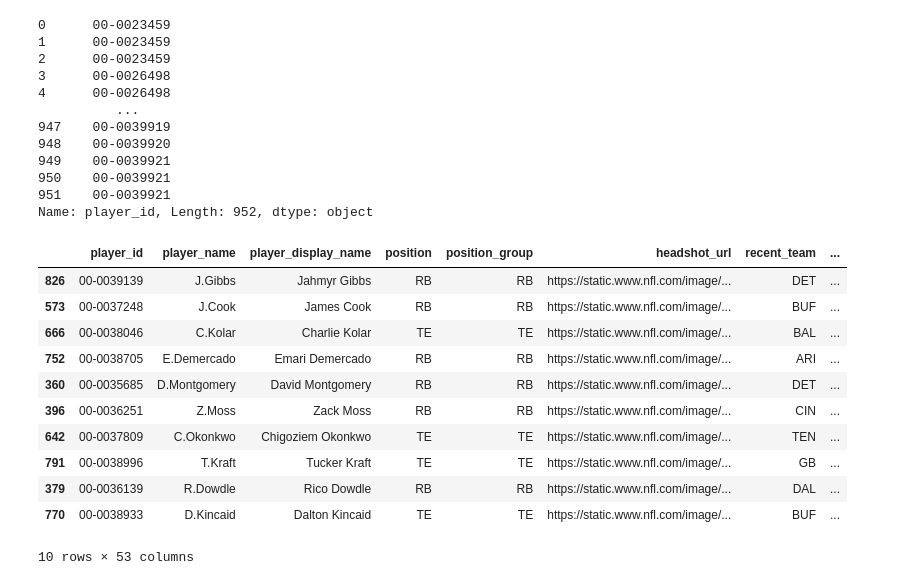
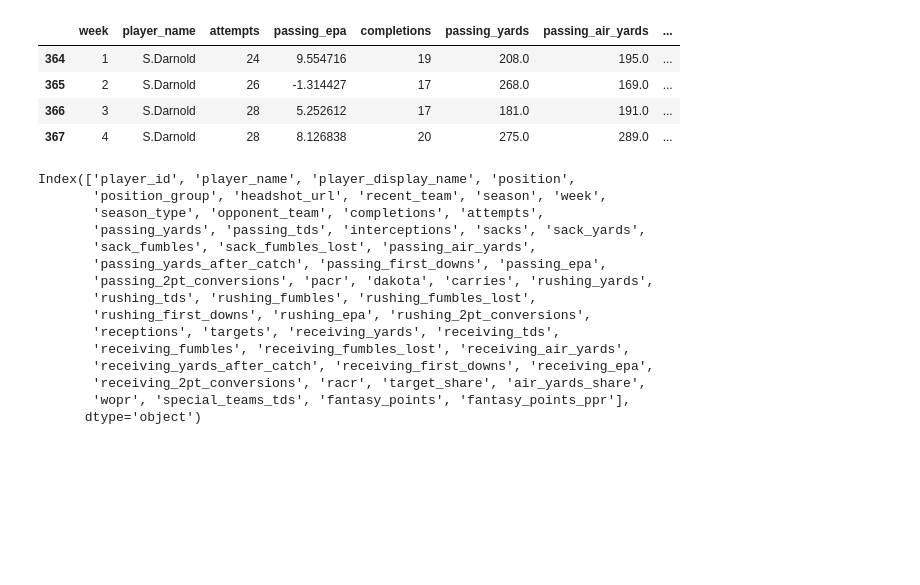
Before and after one commit to HelloHowAreYouHaveANiceDay/ff_page, a Jupyter notebook: data/snap_counts.ipynb, the cells around one changed output. Cells and saved outputs as stored; diff of their text form; code cells hidden in the pictures; blank space fills up the shorter version.

```diff
--- a/data/snap_counts.ipynb
+++ b/data/snap_counts.ipynb
@@ -10,31 +52,26 @@ stats = pd.read_parquet('raw/player_stats/player_stats_2024.parquet')
+# %%
+qb_stats_sorted[qb_stats_sorted['player_name'].str.contains('S.Dar')]
+# %% [output]
+|  | week | player_name | attempts | passing_epa | completions | passing_yards | passing_air_yards | ... |
+| 364 | 1 | S.Darnold | 24 | 9.554716 | 19 | 208.0 | 195.0 | ... |
+| 365 | 2 | S.Darnold | 26 | -1.314427 | 17 | 268.0 | 169.0 | ... |
+| 366 | 3 | S.Darnold | 28 | 5.252612 | 17 | 181.0 | 191.0 | ... |
+| 367 | 4 | S.Darnold | 28 | 8.126838 | 20 | 275.0 | 289.0 | ... |
 # %%
-stats['player_id']
+stats.columns
 # %% [output]
-0      00-0023459
-1      00-0023459
-2      00-0023459
-3      00-0026498
-4      00-0026498
-          ...
-947    00-0039919
-948    00-0039920
-949    00-0039921
-950    00-0039921
-951    00-0039921
-Name: player_id, Length: 952, dtype: object
+Index(['player_id', 'player_name', 'player_display_name', 'position',
+       'position_group', 'headshot_url', 'recent_team', 'season', 'week',
+       'season_type', 'opponent_team', 'completions', 'attempts',
+       'passing_yards', 'passing_tds', 'interceptions', 'sacks', 'sack_yards',
+       'sack_fumbles', 'sack_fumbles_lost', 'passing_air_yards',
+       'passing_yards_after_catch', 'passing_first_downs', 'passing_epa',
+       'passing_2pt_conversions', 'pacr', 'dakota', 'carries', 'rushing_yards',
+       'rushing_tds', 'rushing_fumbles', 'rushing_fumbles_lost',
+       'rushing_first_downs', 'rushing_epa', 'rushing_2pt_conversions',
+       'receptions', 'targets', 'receiving_yards', 'receiving_tds',
+       'receiving_fumbles', 'receiving_fumbles_lost', 'receiving_air_yards',
+       'receiving_yards_after_catch', 'receiving_first_downs', 'receiving_epa',
+       'receiving_2pt_conversions', 'racr', 'target_share', 'air_yards_share',
+       'wopr', 'special_teams_tds', 'fantasy_points', 'fantasy_points_ppr'],
+      dtype='object')
-# %%
-# player with the highest wopr
-stats.sort_values('receiving_first_downs', ascending=False).head(10)
-# %% [output]
-|  | player_id | player_name | player_display_name | position | position_group | headshot_url | recent_team | ... |
-| 826 | 00-0039139 | J.Gibbs | Jahmyr Gibbs | RB | RB | https://static.www.nfl.com/image/... | DET | ... |
-| 573 | 00-0037248 | J.Cook | James Cook | RB | RB | https://static.www.nfl.com/image/... | BUF | ... |
-| 666 | 00-0038046 | C.Kolar | Charlie Kolar | TE | TE | https://static.www.nfl.com/image/... | BAL | ... |
-| 752 | 00-0038705 | E.Demercado | Emari Demercado | RB | RB | https://static.www.nfl.com/image/... | ARI | ... |
-| 360 | 00-0035685 | D.Montgomery | David Montgomery | RB | RB | https://static.www.nfl.com/image/... | DET | ... |
-| 396 | 00-0036251 | Z.Moss | Zack Moss | RB | RB | https://static.www.nfl.com/image/... | CIN | ... |
-| 642 | 00-0037809 | C.Okonkwo | Chigoziem Okonkwo | TE | TE | https://static.www.nfl.com/image/... | TEN | ... |
-| 791 | 00-0038996 | T.Kraft | Tucker Kraft | TE | TE | https://static.www.nfl.com/image/... | GB | ... |
-| 379 | 00-0036139 | R.Dowdle | Rico Dowdle | RB | RB | https://static.www.nfl.com/image/... | DAL | ... |
-| 770 | 00-0038933 | D.Kincaid | Dalton Kincaid | TE | TE | https://static.www.nfl.com/image/... | BUF | ... |
-10 rows × 53 columns
```
Also changed, not shown: parts of 5 cells of this notebook, 2 other files.
